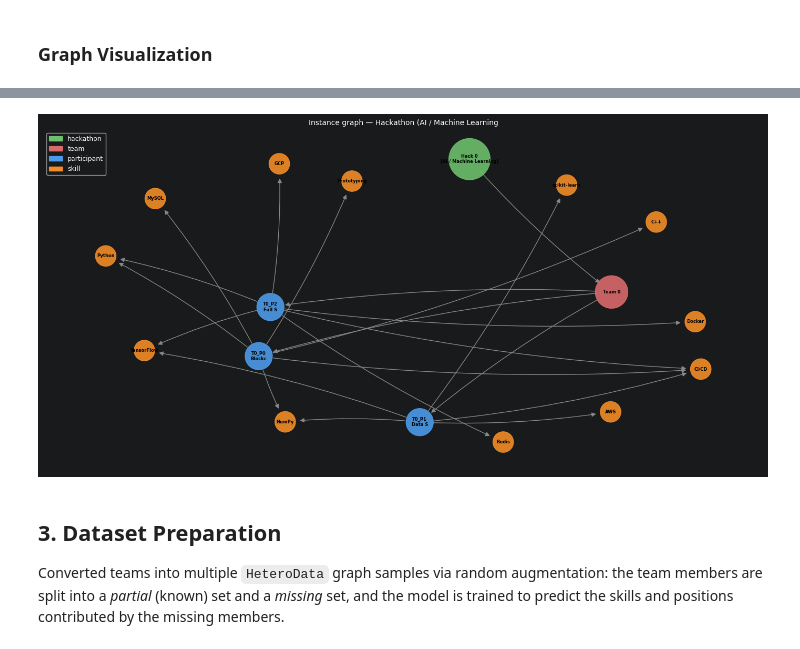
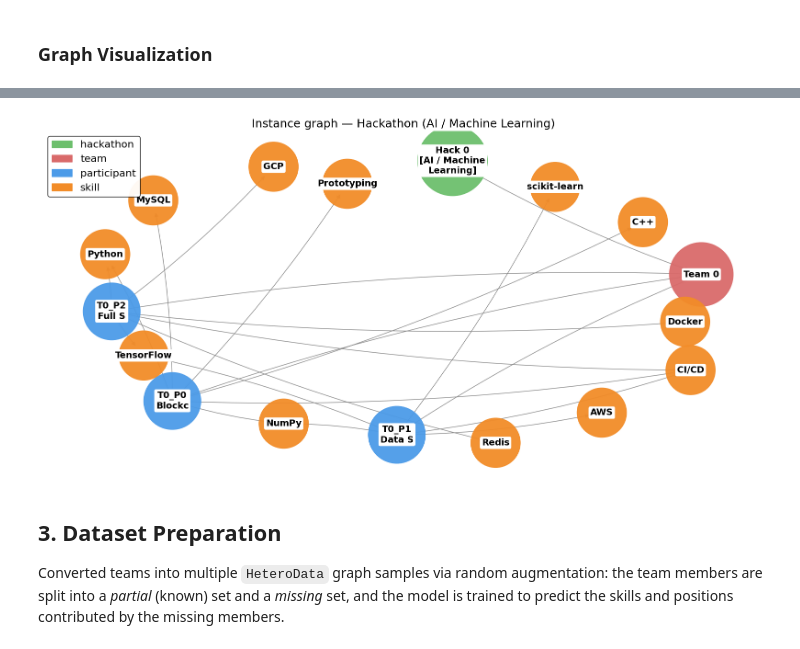
Before and after one commit to Lesnoi-Dmytro/HackathonNexus, a Jupyter notebook: recommendation-api/models/train_recommendations.ipynb, the cells around one changed output, grey strips where cells are left out. Cells and saved outputs as stored; diff of their text form; code cells hidden in the pictures.

Commit message:
Updated graphic material background

```diff
--- a/recommendation-api/models/train_recommendations.ipynb
+++ b/recommendation-api/models/train_recommendations.ipynb
@@ -40,6 +41,22 @@ Device: cuda
 def _sync():
     if DEVICE.type == "cuda":
         torch.cuda.synchronize()
+# %%
+plt.rcParams.update({
+    "figure.facecolor": "white",
+    "axes.facecolor": "white",
+    "savefig.facecolor": "white",
+    "savefig.transparent": False,
+    "legend.frameon": True,
+    "legend.facecolor": "white",
+    "legend.edgecolor": "black",
+    "legend.framealpha": 0.95,
+    "legend.fontsize": 10,
+    "text.color": "black",
+    "axes.labelcolor": "black",
+    "xtick.color": "black",
+    "ytick.color": "black",
+})
 # %% [markdown]
 ## 1. Load and transform CSV data
 # %%
@@ -362,52 +379,89 @@ EXAMPLE_HACK_ID = int(df_hackathons["hackathon_id"].iloc[0])
 hack_info = hack_lookup[EXAMPLE_HACK_ID]
 hack_team = df_teams[df_teams["hackathon_id"] == EXAMPLE_HACK_ID]["team_id"].iloc[0]
 
 G_inst = nx.DiGraph()
 h_node = f"Hack {EXAMPLE_HACK_ID}\n[{hack_info['topic']}]"
 G_inst.add_node(h_node, ntype="hackathon")
 
 t_node = f"Team {hack_team}"
 G_inst.add_node(t_node, ntype="team")
 G_inst.add_edge(h_node, t_node)
 for idx, member in enumerate(member_lookup.get(hack_team, [])):
     p_node = f"T{hack_team}_P{idx}\n{member['position'][:6]}"
     G_inst.add_node(p_node, ntype="participant")
     G_inst.add_edge(t_node, p_node)
     for skill in member["skills"]:
         G_inst.add_node(skill, ntype="skill")
         G_inst.add_edge(p_node, skill)
 
 _inst_colors = {"hackathon": "#6DBF6D", "team": "#D96A6A",
                 "participant": "#4C9BE8", "skill": "#F28C28"}
+node_sizes_inst = [
+    12000 if G_inst.nodes[n]["ntype"] == "hackathon"
+    else 10000 if G_inst.nodes[n]["ntype"] == "team"
+    else 8000 if G_inst.nodes[n]["ntype"] == "participant"
+    else 6000 for n in G_inst.nodes()
+]
 node_colors_inst = [_inst_colors[G_inst.nodes[n]["ntype"]] for n in G_inst.nodes()]
-node_sizes_inst = [
-    3200 if G_inst.nodes[n]["ntype"] == "hackathon"
-    else 2000 if G_inst.nodes[n]["ntype"] == "team"
-    else 1400 if G_inst.nodes[n]["ntype"] == "participant"
-    else 800 for n in G_inst.nodes()
-]
 
-pos_inst = nx.spring_layout(G_inst, seed=42, k=2.2)
+def wrap_label(s, width=14):
+    parts = str(s).split("\n")
+    wrapped_lines = []
+    for p in parts:
+        wrapped = textwrap.wrap(p, width=width) or [""]
+        wrapped_lines.extend(wrapped)
+    return "\n".join(wrapped_lines)
 
-fig, ax = plt.subplots(figsize=(14, 7))
-nx.draw_networkx_nodes(G_inst, pos_inst, node_color=node_colors_inst,
-                       node_size=node_sizes_inst, alpha=0.9, ax=ax)
-nx.draw_networkx_labels(G_inst, pos_inst, font_size=6, font_weight="bold", ax=ax)
-nx.draw_networkx_edges(G_inst, pos_inst, ax=ax, arrows=True,
-                       arrowstyle="-|>", arrowsize=12, edge_color="#888",
-                       connectionstyle="arc3,rad=0.05",
-                       min_source_margin=20, min_target_margin=20)
+labels_wrapped = {n: wrap_label(n, width=14) for n in G_inst.nodes()}
+
+n_nodes = G_inst.number_of_nodes()
+k_val = 2.2
+if n_nodes > 8:
+    k_val = 2.2 * (n_nodes / 8) ** 0.5
+
+pos_inst = nx.spring_layout(G_inst, seed=42, k=k_val)
+
+fig, ax = plt.subplots(figsize=(16, 8))
+fig.patch.set_facecolor("white")
+ax.set_facecolor("white")
+
+nx.draw_networkx_nodes(
+    G_inst, pos_inst,
+    node_color=node_colors_inst,
+    node_size=node_sizes_inst,
+    alpha=0.95,
+    ax=ax
+)
+
+nx.draw_networkx_labels(
+    G_inst, pos_inst,
+    labels=labels_wrapped,
+    font_size=14,
+    font_weight="bold",
+    ax=ax,
+    bbox=dict(facecolor='white', edgecolor='none', boxstyle='round,pad=0.2'),
+    clip_on=False
+)
+
+nx.draw_networkx_edges(
+    G_inst, pos_inst,
+    ax=ax, arrows=True,
+    arrowstyle="-|>", arrowsize=12, edge_color="#888",
+    connectionstyle="arc3,rad=0.05",
+    min_source_margin=20, min_target_margin=20
+)
+
 patches = [mpatches.Patch(color=c, label=n) for n, c in _inst_colors.items()]
-ax.legend(handles=patches, loc="upper left", fontsize=9)
+ax.legend(handles=patches, loc="upper left", fontsize=16)
 ax.set_title(
-    f"Instance graph — Hackathon ({hack_info['topic']}",
-    fontsize=10,
+    f"Instance graph — Hackathon ({hack_info['topic']})",
+    fontsize=18,
 )
 ax.axis("off")
 plt.tight_layout()
 plt.show()
 # %% [output]
-[figure, old version]
+[figure, new version]
 # %% [markdown]
 ## 3. Dataset Preparation
 
```
Also changed, not shown: parts of 18 cells of this notebook.
